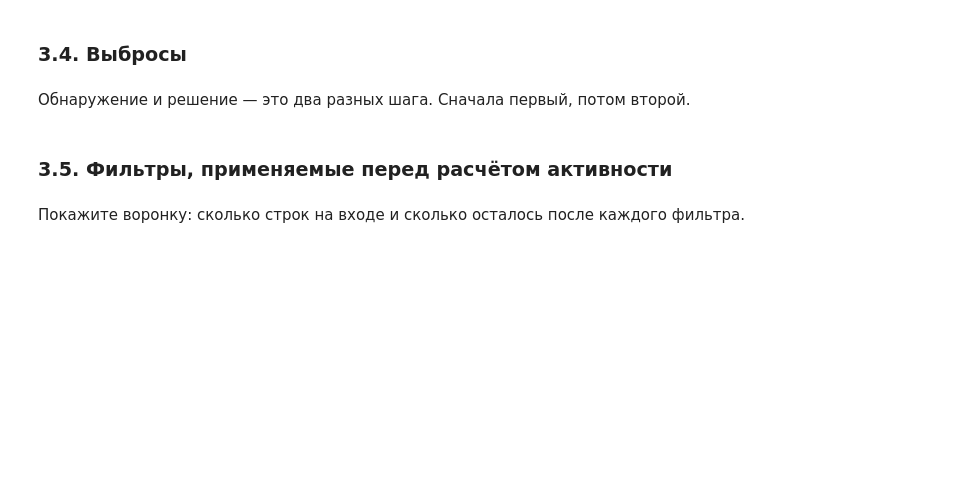
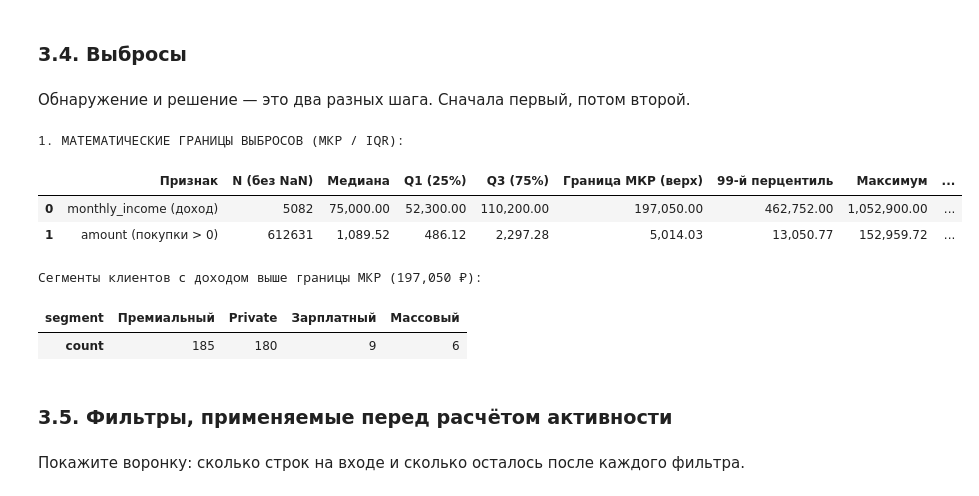
Before and after one commit to KQnok/Kuralionak_Karyna_Lab1, a Jupyter notebook: 01_analysis.ipynb, the cells around one changed output. Drawn from its saved outputs; the diff is of its cells as text; code cells hidden in the pictures; blank space fills up the shorter version.

```diff
--- a/01_analysis.ipynb
+++ b/01_analysis.ipynb
@@ -266,6 +558,68 @@ display(pd.DataFrame(cat_records))
 ### 3.4. Выбросы
 # %% [markdown]
 Обнаружение и решение — это два разных шага. Сначала первый, потом второй.
+# %%
+def find_iqr_outliers(series, name):
+    s = series.dropna()
+    q1 = s.quantile(0.25)
+    q3 = s.quantile(0.75)
+    iqr = q3 - q1
+    upper_fence = q3 + 1.5 * iqr
+    outliers = s[s > upper_fence]
+
+    return {
+        'Признак': name,
+        'N (без NaN)': len(s),
+        'Медиана': f"{s.median():,.2f}",
+        'Q1 (25%)': f"{q1:,.2f}",
+        'Q3 (75%)': f"{q3:,.2f}",
+        'Граница МКР (верх)': f"{upper_fence:,.2f}",
+        '99-й перцентиль': f"{s.quantile(0.99):,.2f}",
+        'Максимум': f"{s.max():,.2f}",
+        'Выбросов > границы': len(outliers),
+        'Доля от N': f"{len(outliers) / len(s):.2%}"
+    }, upper_fence
+
+stat_inc, inc_fence = find_iqr_outliers(df_clients['monthly_income'], 'monthly_income (доход)')
+
+stat_amt, amt_fence = find_iqr_outliers(df_transactions[df_transactions['amount'] > 0]['amount'], 'amount (покупки > 0)')
+
+print("1. МАТЕМАТИЧЕСКИЕ ГРАНИЦЫ ВЫБРОСОВ (МКР / IQR):")
+display(pd.DataFrame([stat_inc, stat_amt]))
+
+rich_clients = df_clients[df_clients['monthly_income'] > inc_fence]
+print(f"\nСегменты клиентов с доходом выше границы МКР ({inc_fence:,.0f} ₽):")
+display(rich_clients['segment'].value_counts(dropna=False).to_frame().T)
+
+log_records.append({
+    'field': 'monthly_income',
+    'issue': 'значения выше верхней границы МКР (>197,050 ₽)',
+    'scope': f'клиенты с доходом > {inc_fence:,.0f} ₽',
+    'n_rows': stat_inc['Выбросов > границы'],
+    'value_before': f'диапазон до {stat_inc["Максимум"]} ₽',
+    'action': 'оставлено',
+    'value_after': f'диапазон до {stat_inc["Максимум"]} ₽',
+    'rationale': '96% выбросов относятся к сегментам Премиальный и Private; отражают естественное распределение состоятельных клиентов'
+})
+
+log_records.append({
+    'field': 'amount',
+    'issue': 'суммы операций выше границы МКР (>5,014 ₽)',
+    'scope': f'операции с суммой > {amt_fence:,.0f} ₽',
+    'n_rows': stat_amt['Выбросов > границы'],
+    'value_before': f'диапазон до {stat_amt["Максимум"]} ₽',
+    'action': 'оставлено',
+    'value_after': f'диапазон до {stat_amt["Максимум"]} ₽',
+    'rationale': 'крупные покупки (электроника, путешествия) являются легитимным потребительским поведением; удаление исказит оборот клиентов'
+})
+# %% [output]
+1. МАТЕМАТИЧЕСКИЕ ГРАНИЦЫ ВЫБРОСОВ (МКР / IQR):
+|  | Признак | N (без NaN) | Медиана | Q1 (25%) | Q3 (75%) | Граница МКР (верх) | 99-й перцентиль | Максимум | ... |
+| 0 | monthly_income (доход) | 5082 | 75,000.00 | 52,300.00 | 110,200.00 | 197,050.00 | 462,752.00 | 1,052,900.00 | ... |
+| 1 | amount (покупки > 0) | 612631 | 1,089.52 | 486.12 | 2,297.28 | 5,014.03 | 13,050.77 | 152,959.72 | ... |
+Сегменты клиентов с доходом выше границы МКР (197,050 ₽):
+| segment | Премиальный | Private | Зарплатный | Массовый |
+| count | 185 | 180 | 9 | 6 |
 # %% [markdown]
 ### 3.5. Фильтры, применяемые перед расчётом активности
 # %% [markdown]
```
Also changed, not shown: parts of 11 cells of this notebook.
